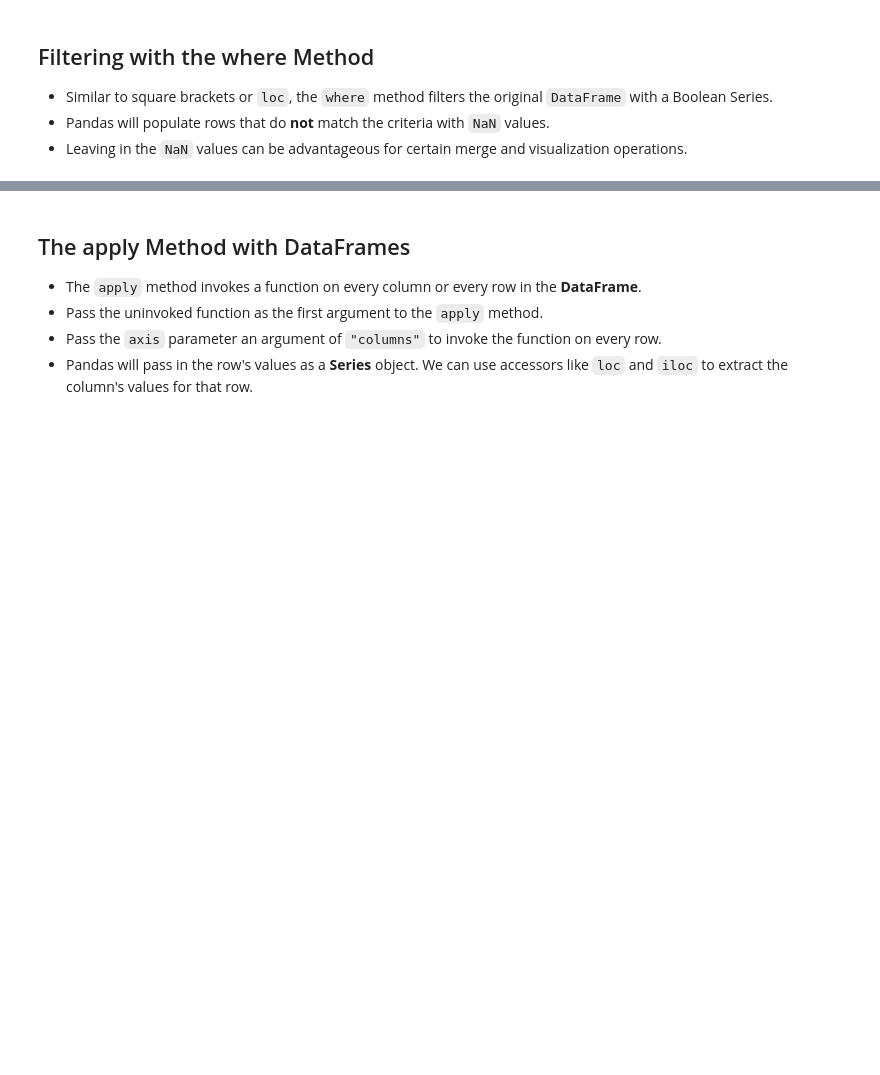
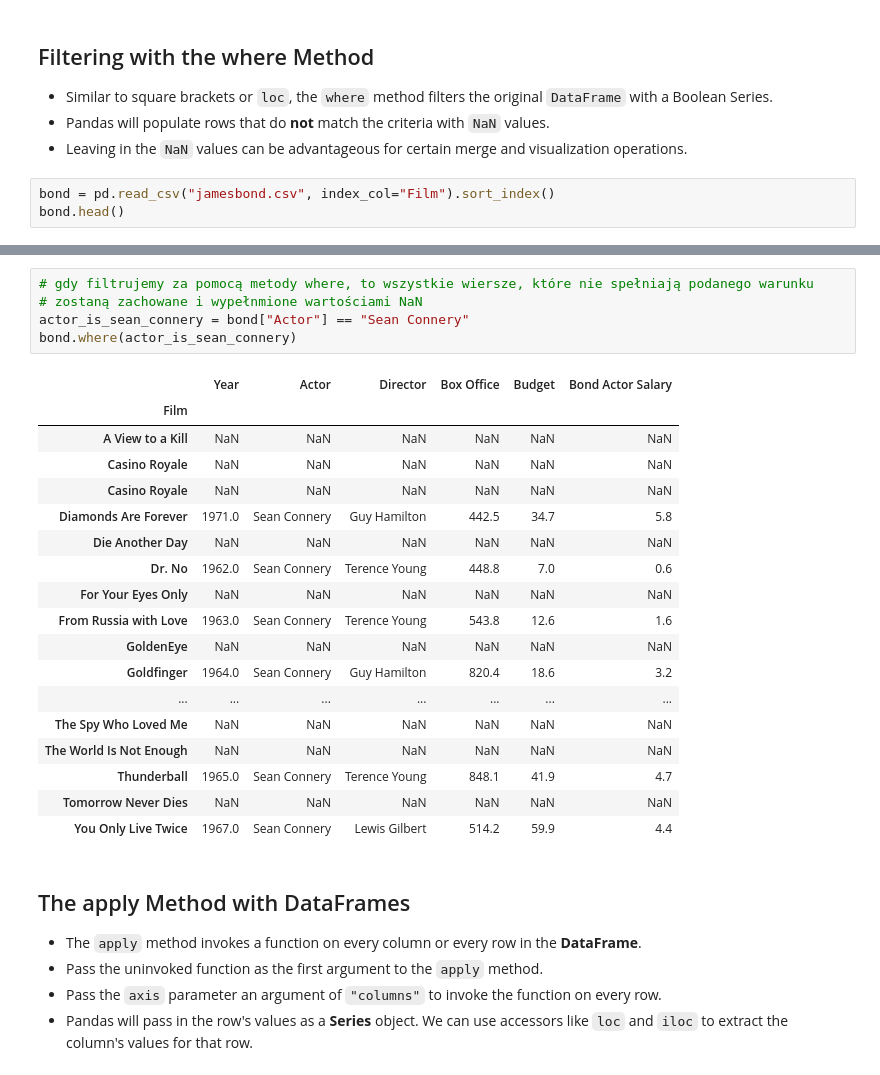
Before and after one commit to kon-mat/DataAnalysis, a Jupyter notebook: Python/Udemy/DataAnalysisWithPandasAndPython/Complete/06 - DataFrames III - Data Extraction.ipynb, the cells around one changed output, grey strips where cells are left out. Drawn from its saved outputs; the diff is of its cells as text; blank space fills up the shorter version.

```diff
--- a/Python/Udemy/DataAnalysisWithPandasAndPython/Complete/06 - DataFrames III - Data Extraction.ipynb
+++ b/Python/Udemy/DataAnalysisWithPandasAndPython/Complete/06 - DataFrames III - Data Extraction.ipynb
@@ -821,3 +821,6 @@ bond.nsmallest(n=4, columns="Bond Actor Salary")
 - Similar to square brackets or `loc`, the `where` method filters the original `DataFrame` with a Boolean Series.
 - Pandas will populate rows that do **not** match the criteria with `NaN` values.
 - Leaving in the `NaN` values can be advantageous for certain merge and visualization operations.
+# %%
+bond = pd.read_csv("jamesbond.csv", index_col="Film").sort_index()
+bond.head()
@@ -824,3 +850,27 @@ bond.nsmallest(n=4, columns="Bond Actor Salary")
+# %%
+# gdy filtrujemy za pomocą metody where, to wszystkie wiersze, które nie spełniają podanego warunku
+# zostaną zachowane i wypełnmione wartościami NaN
+actor_is_sean_connery = bond["Actor"] == "Sean Connery"
+bond.where(actor_is_sean_connery)
+# %% [output]
+|  | Year | Actor | Director | Box Office | Budget | Bond Actor Salary |
+| Film |  |  |  |  |  |  |
+| A View to a Kill | NaN | NaN | NaN | NaN | NaN | NaN |
+| Casino Royale | NaN | NaN | NaN | NaN | NaN | NaN |
+| Casino Royale | NaN | NaN | NaN | NaN | NaN | NaN |
+| Diamonds Are Forever | 1971.0 | Sean Connery | Guy Hamilton | 442.5 | 34.7 | 5.8 |
+| Die Another Day | NaN | NaN | NaN | NaN | NaN | NaN |
+| Dr. No | 1962.0 | Sean Connery | Terence Young | 448.8 | 7.0 | 0.6 |
+| For Your Eyes Only | NaN | NaN | NaN | NaN | NaN | NaN |
+| From Russia with Love | 1963.0 | Sean Connery | Terence Young | 543.8 | 12.6 | 1.6 |
+| GoldenEye | NaN | NaN | NaN | NaN | NaN | NaN |
+| Goldfinger | 1964.0 | Sean Connery | Guy Hamilton | 820.4 | 18.6 | 3.2 |
+| ... | ... | ... | ... | ... | ... | ... |
+| The Spy Who Loved Me | NaN | NaN | NaN | NaN | NaN | NaN |
+| The World Is Not Enough | NaN | NaN | NaN | NaN | NaN | NaN |
+| Thunderball | 1965.0 | Sean Connery | Terence Young | 848.1 | 41.9 | 4.7 |
+| Tomorrow Never Dies | NaN | NaN | NaN | NaN | NaN | NaN |
+| You Only Live Twice | 1967.0 | Sean Connery | Lewis Gilbert | 514.2 | 59.9 | 4.4 |
 # %% [markdown]
 ## The apply Method with DataFrames
 - The `apply` method invokes a function on every column or every row in the **DataFrame**.
```
Also changed, not shown: parts of 6 cells of this notebook.
